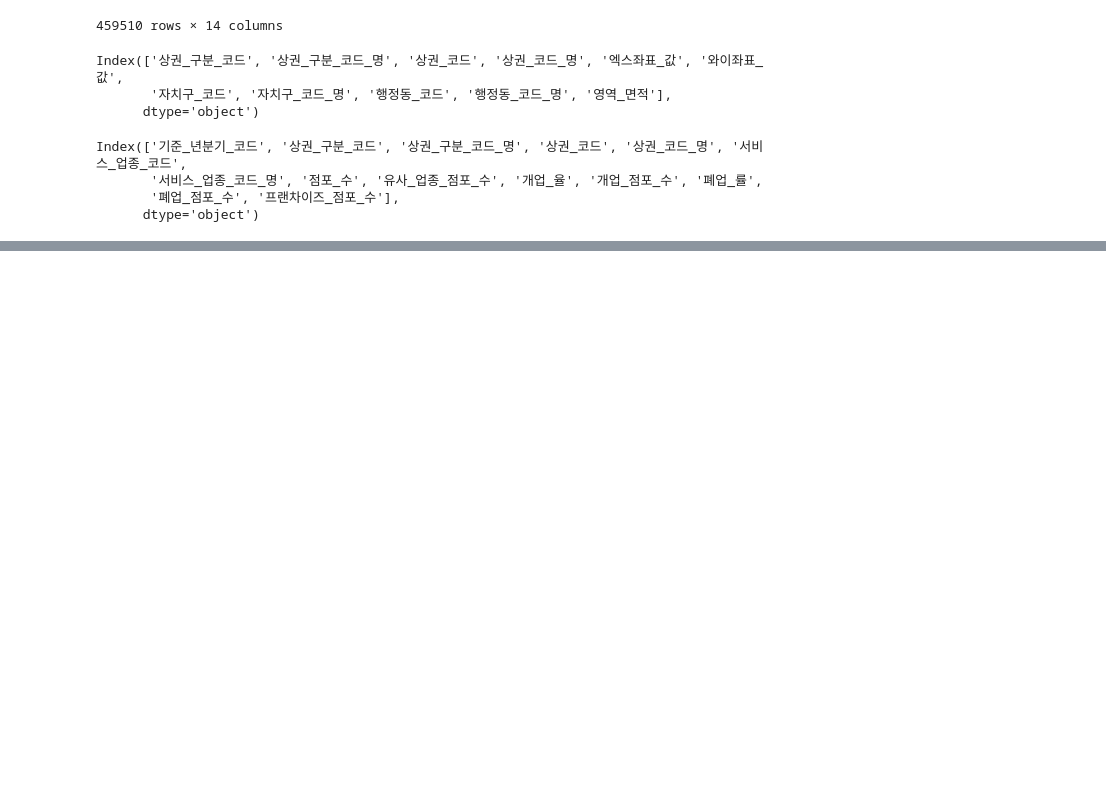
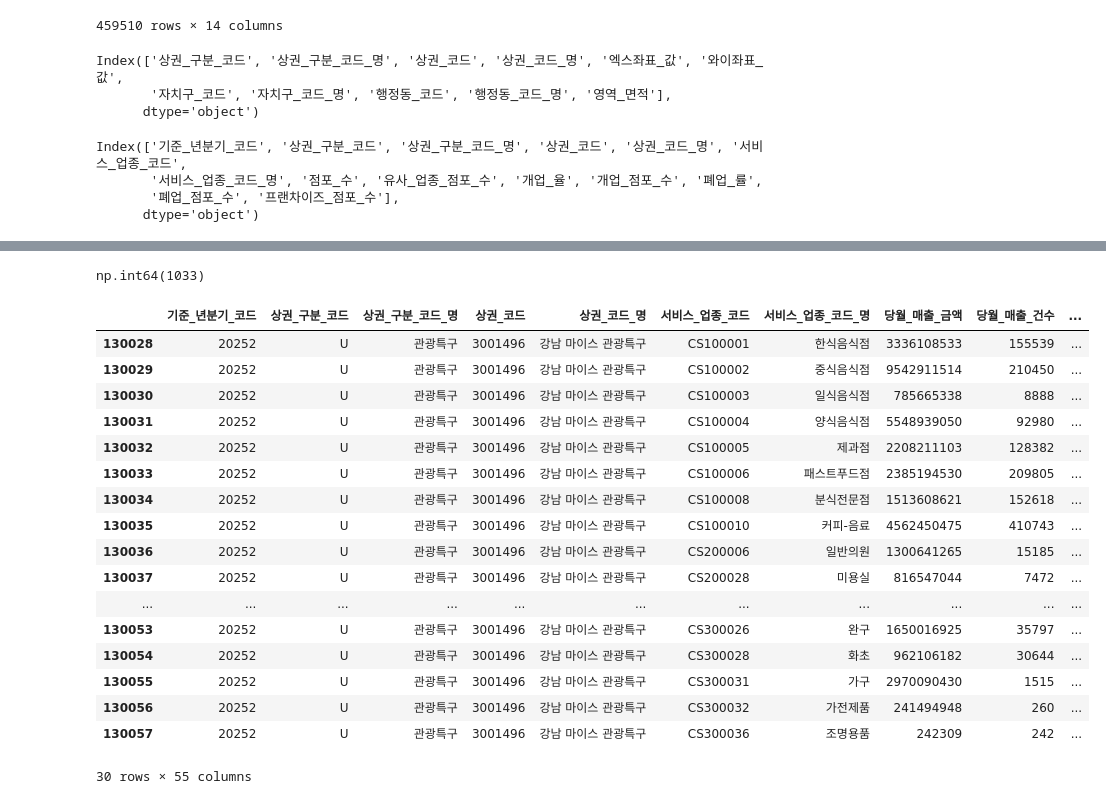
Before and after one commit to kmjun3203/trade_area_analysis, a Jupyter notebook: data/Untitled.ipynb, the cells around one changed output, grey strips where cells are left out. Cells and saved outputs as stored; diff of their text form; code cells hidden in the pictures; blank space fills up the shorter version.

```diff
--- a/data/Untitled.ipynb
+++ b/data/Untitled.ipynb
@@ -50,0 +135,30 @@ Index(['기준_년분기_코드', '상권_구분_코드', '상권_구분_코드_
+# %%
+total_store
+# %% [output]
+np.int64(1033)
+# %%
+df_sales = pd.read_csv('./서울시 상권분석서비스(추정매출-상권).csv', encoding='cp949')
+# %%
+cond_latest_sales = df_sales['기준_년분기_코드'] == df_sales['기준_년분기_코드'].max()
+cond_area_sales   = df_sales['상권_코드_명'] == '강남 마이스 관광특구'
+selected_sales = df_sales[cond_latest_sales & cond_area_sales]
+selected_sales
+# %% [output]
+|  | 기준_년분기_코드 | 상권_구분_코드 | 상권_구분_코드_명 | 상권_코드 | 상권_코드_명 | 서비스_업종_코드 | 서비스_업종_코드_명 | 당월_매출_금액 | 당월_매출_건수 | ... |
+| 130028 | 20252 | U | 관광특구 | 3001496 | 강남 마이스 관광특구 | CS100001 | 한식음식점 | 3336108533 | 155539 | ... |
+| 130029 | 20252 | U | 관광특구 | 3001496 | 강남 마이스 관광특구 | CS100002 | 중식음식점 | 9542911514 | 210450 | ... |
+| 130030 | 20252 | U | 관광특구 | 3001496 | 강남 마이스 관광특구 | CS100003 | 일식음식점 | 785665338 | 8888 | ... |
+| 130031 | 20252 | U | 관광특구 | 3001496 | 강남 마이스 관광특구 | CS100004 | 양식음식점 | 5548939050 | 92980 | ... |
+| 130032 | 20252 | U | 관광특구 | 3001496 | 강남 마이스 관광특구 | CS100005 | 제과점 | 2208211103 | 128382 | ... |
+| 130033 | 20252 | U | 관광특구 | 3001496 | 강남 마이스 관광특구 | CS100006 | 패스트푸드점 | 2385194530 | 209805 | ... |
+| 130034 | 20252 | U | 관광특구 | 3001496 | 강남 마이스 관광특구 | CS100008 | 분식전문점 | 1513608621 | 152618 | ... |
+| 130035 | 20252 | U | 관광특구 | 3001496 | 강남 마이스 관광특구 | CS100010 | 커피-음료 | 4562450475 | 410743 | ... |
+| 130036 | 20252 | U | 관광특구 | 3001496 | 강남 마이스 관광특구 | CS200006 | 일반의원 | 1300641265 | 15185 | ... |
+| 130037 | 20252 | U | 관광특구 | 3001496 | 강남 마이스 관광특구 | CS200028 | 미용실 | 816547044 | 7472 | ... |
+| ... | ... | ... | ... | ... | ... | ... | ... | ... | ... | ... |
+| 130053 | 20252 | U | 관광특구 | 3001496 | 강남 마이스 관광특구 | CS300026 | 완구 | 1650016925 | 35797 | ... |
+| 130054 | 20252 | U | 관광특구 | 3001496 | 강남 마이스 관광특구 | CS300028 | 화초 | 962106182 | 30644 | ... |
+| 130055 | 20252 | U | 관광특구 | 3001496 | 강남 마이스 관광특구 | CS300031 | 가구 | 2970090430 | 1515 | ... |
+| 130056 | 20252 | U | 관광특구 | 3001496 | 강남 마이스 관광특구 | CS300032 | 가전제품 | 241494948 | 260 | ... |
+| 130057 | 20252 | U | 관광특구 | 3001496 | 강남 마이스 관광특구 | CS300036 | 조명용품 | 242309 | 242 | ... |
+30 rows × 55 columns
```
Also changed, not shown: parts of 9 cells of this notebook, 1 other file.
